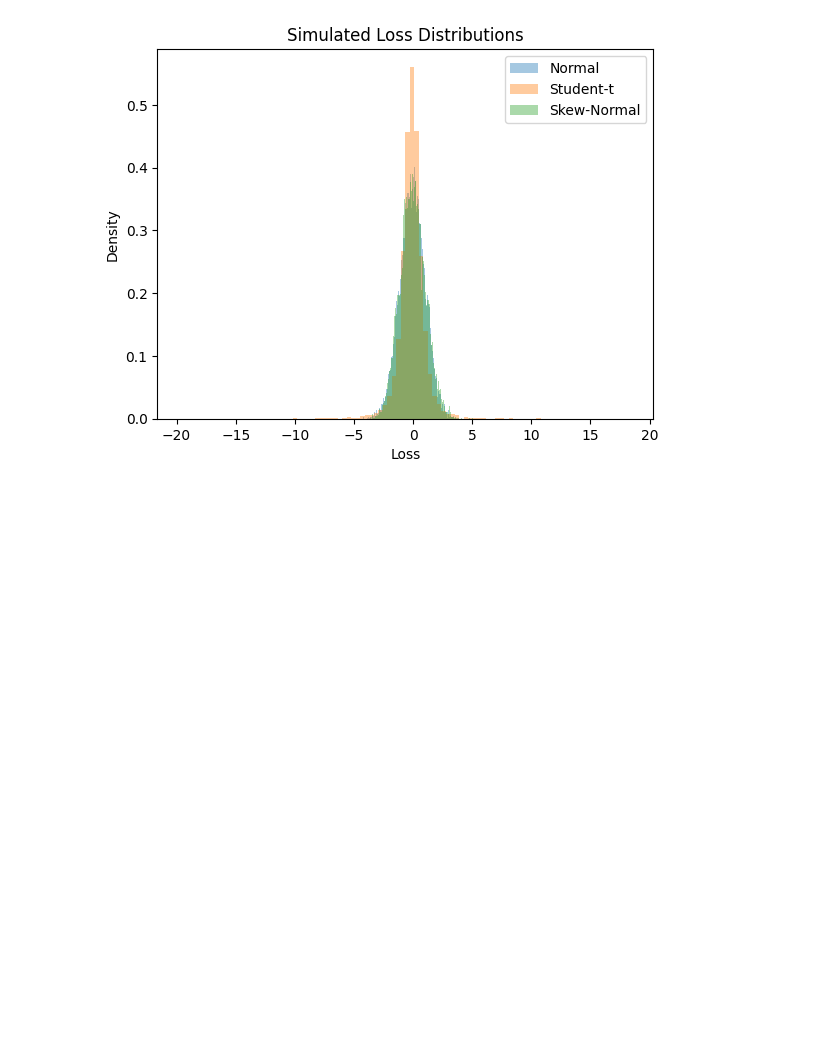
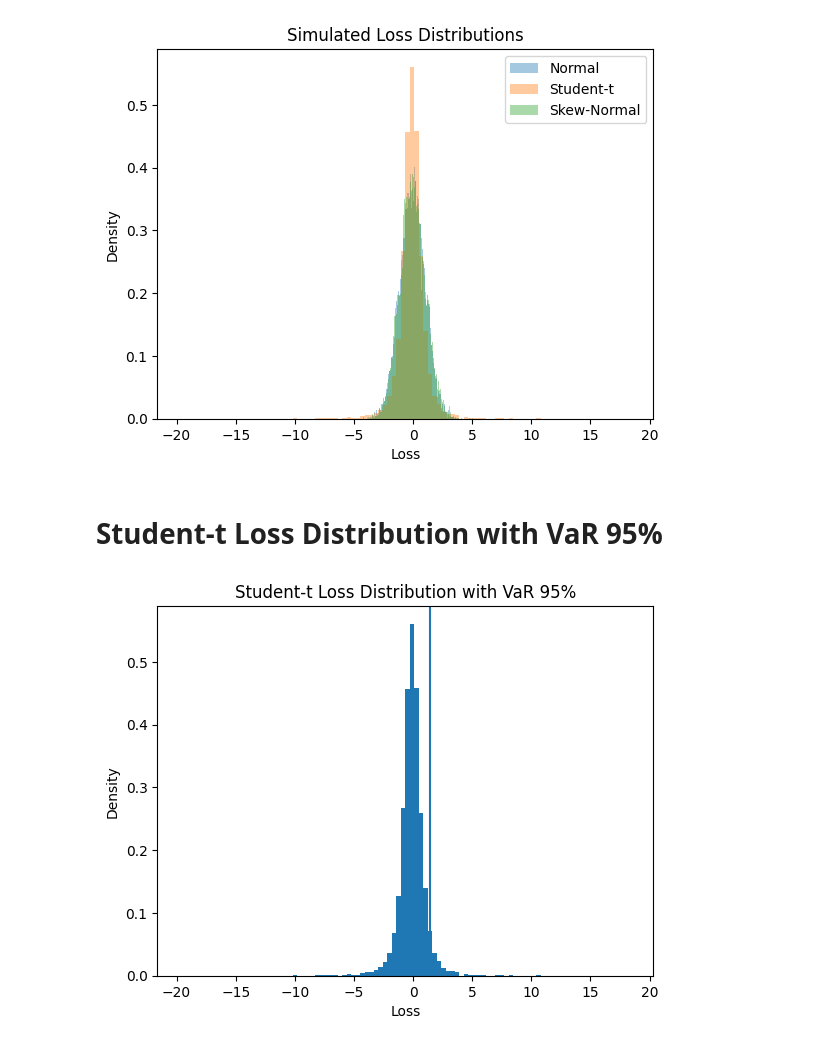
Before and after one commit to akhyear/MonteCarloRiskProject, a Jupyter notebook: notebooks/03_monte_carlo_var_es.ipynb, the cells around one changed output. Drawn from its saved outputs; the diff is of its cells as text; code cells hidden in the pictures; blank space fills up the shorter version.

Commit message:
Student-t Loss Distribution with VaR 95%

```diff
--- a/notebooks/03_monte_carlo_var_es.ipynb
+++ b/notebooks/03_monte_carlo_var_es.ipynb
@@ -115,3 +115,16 @@ plt.legend()
 plt.show()
 # %% [output]
 [figure]
+# %% [markdown]
+# Student-t Loss Distribution with VaR 95%
+# %%
+var_95_t = compute_var(loss_t, 0.95)
+
+plt.hist(loss_t, bins=100, density=True)
+plt.axvline(var_95_t)
+plt.title("Student-t Loss Distribution with VaR 95%")
+plt.xlabel("Loss")
+plt.ylabel("Density")
+plt.show()
+# %% [output]
+[figure, added]
```
